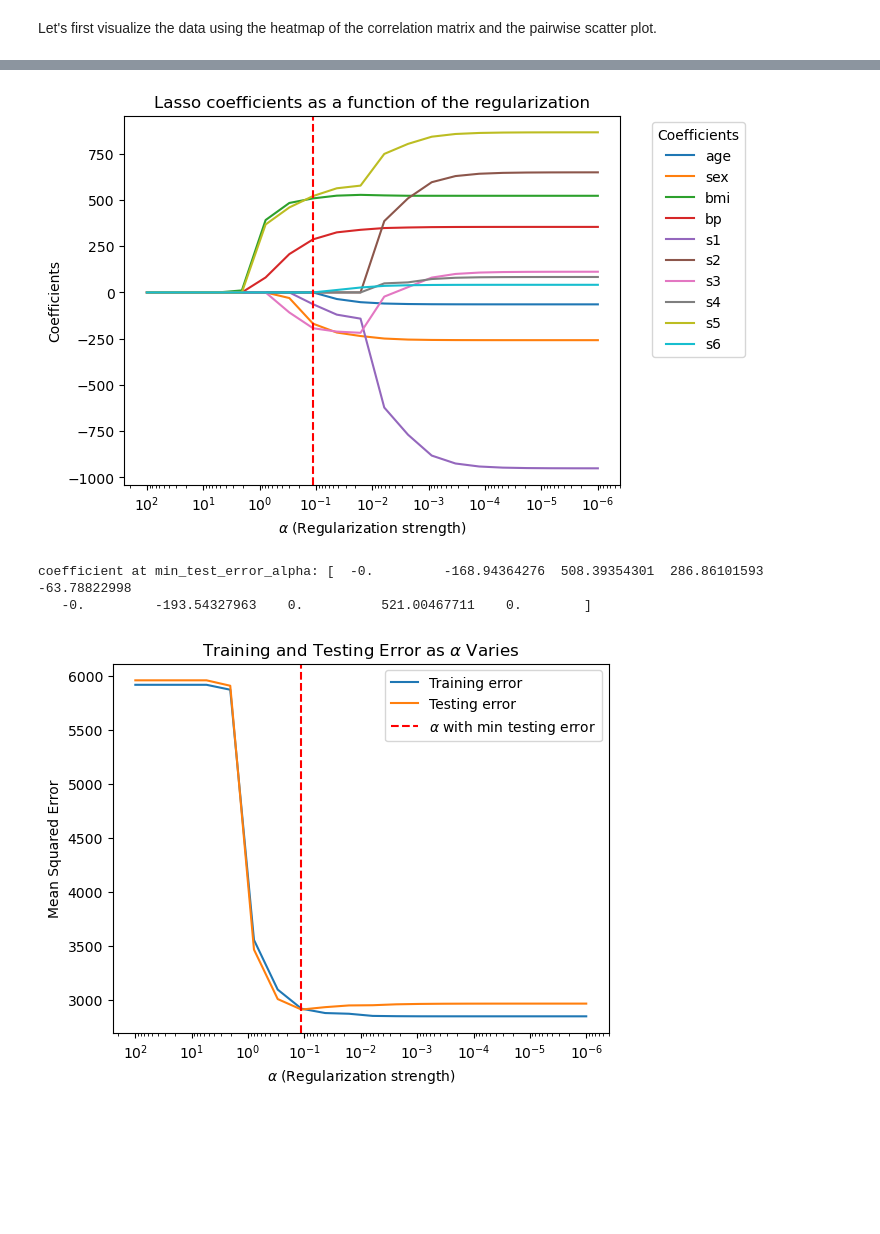
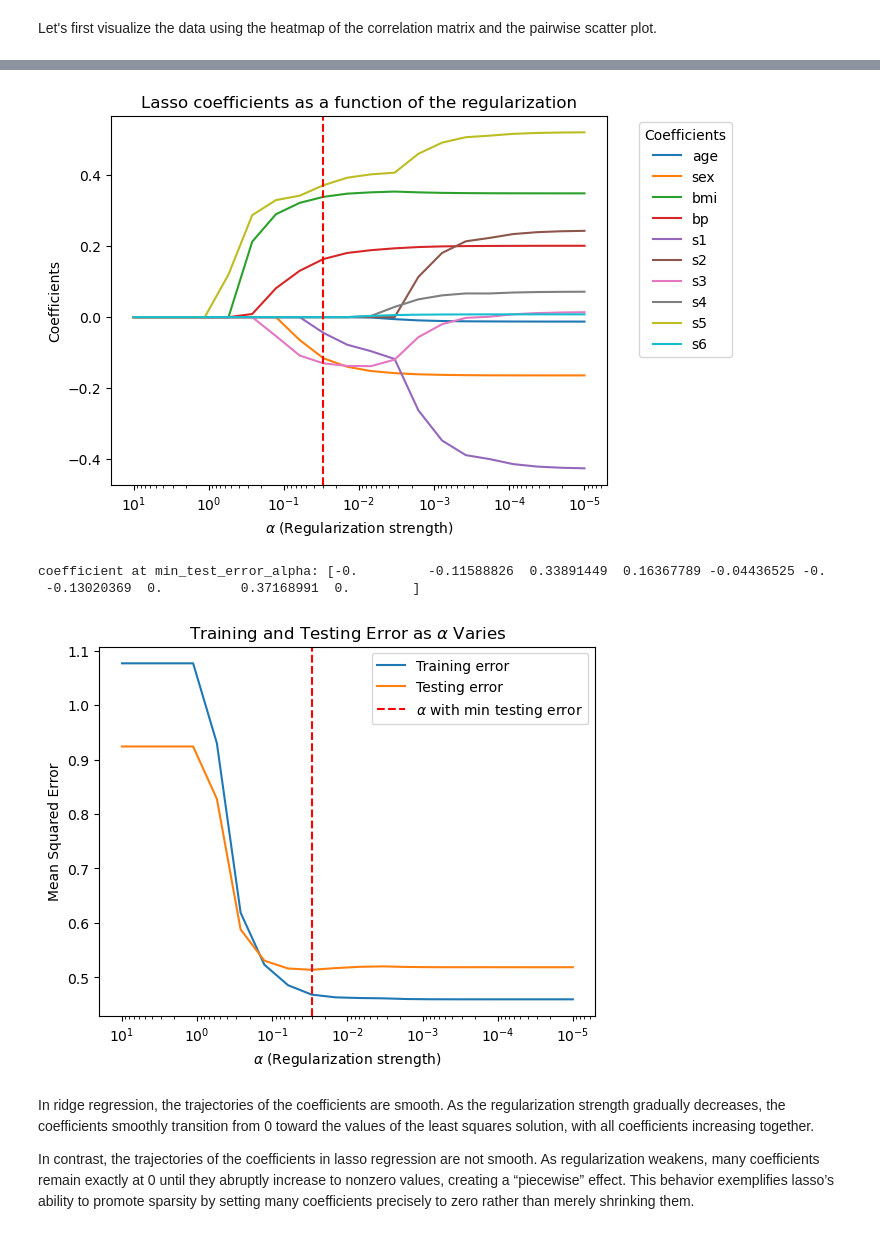
Before and after one commit to Rayzhangzirui/math10fa24, a Jupyter notebook: _sources/notes/regularization.ipynb, the cells around one changed output, grey strips where cells are left out. Drawn from its saved outputs; the diff is of its cells as text; code cells hidden in the pictures; blank space fills up the shorter version.

```diff
--- a/_sources/notes/regularization.ipynb
+++ b/_sources/notes/regularization.ipynb
@@ -84,15 +124,31 @@ import seaborn as sns
 import matplotlib.pyplot as plt
 import pandas as pd
 from sklearn.datasets import load_diabetes
+from sklearn.preprocessing import StandardScaler
 
 # Load the diabetes dataset as a dataframe
 # X is already standardized
-data = load_diabetes(as_frame=True)
+data = load_diabetes(as_frame=True, scaled=False)
 X = data.data  # Feature data as DataFrame
 y = data.target  # Target data as Series
 
+
 # Combine X and y into a single DataFrame for analysis
 df = pd.concat([X, y.rename('target')], axis=1)
+
+# Standardize the data
+scaler = StandardScaler()
+df = pd.DataFrame(scaler.fit_transform(df), columns=df.columns)
+
+X = df.drop('target', axis=1)
+y = df['target']
+
+
+# Pairwise scatter plot
+# sample 100 data points to make the plot clearer
+sns.pairplot(df, diag_kind='kde')
+plt.suptitle('Pairwise Scatter', size=16)
+plt.show()
 
 # Plotting the correlation matrix
 plt.figure(figsize=(12, 10))
@@ -100,10 +156,4 @@ corr_matrix = df.corr()
 sns.heatmap(corr_matrix, annot=True, fmt=".2f", cmap='coolwarm', cbar=True)
 plt.title('Correlation Matrix')
 plt.show()
-
-# Pairwise scatter plot
-# sample 100 data points to make the plot clearer
-sns.pairplot(df.sample(100), diag_kind='kde')
-plt.suptitle('Pairwise Scatter', size=16)
-plt.show()
 # %% [output]
@@ -210,18 +235,8 @@ This is useful in practice because it can help us select a subset of the feature
 # %%
-from sklearn.model_selection import train_test_split
 from sklearn.linear_model import Lasso
-from sklearn.metrics import mean_squared_error
 
-# Load the diabetes dataset as a dataframe
-data = load_diabetes(as_frame=True)
-X = data.data  # Feature data as DataFrame
-y = data.target  # Target data as Series
-
-# Split the data into training and testing sets
-X_train, X_test, y_train, y_test = train_test_split(X, y, test_size=0.25, random_state=7)
-
-# Range of alpha values for regularization
-alphas = np.logspace(2, -6, 20)
+# Range of alpha values for regularization, from 10^1 to 10^-5
+alphas = np.logspace(1, -5, 20)
 
 # Array to store coefficients
 coefficients = np.zeros((len(alphas), X_train.shape[1]))
@@ -230,14 +245,18 @@ coefficients = np.zeros((len(alphas), X_train.shape[1]))
 train_errors = []
 test_errors = []
 
+
 # Perform Lasso Regression with different values of alpha
 for index, alpha in enumerate(alphas):
+
+    # Fit Lasso Regression
     ridge = Lasso(alpha=alpha)
     ridge.fit(X_train, y_train)
 
     # Calculate training and testing errors
     y_train_pred = ridge.predict(X_train)
     y_test_pred = ridge.predict(X_test)
+
     train_errors.append(mean_squared_error(y_train, y_train_pred))
     test_errors.append(mean_squared_error(y_test, y_test_pred))
 
@@ -249,35 +268,40 @@ min_test_error_alpha = alphas[np.argmin(test_errors)]
 
 # Plotting coefficients as a function of alpha
 plt.figure()
 for i in range(coefficients.shape[1]):
     plt.plot(alphas, coefficients[:, i], label=X.columns[i])
 plt.axvline(min_test_error_alpha, color='red', linestyle='--')
 plt.gca().invert_xaxis()
 plt.xscale('log')
 plt.xlabel(r'$\alpha$ (Regularization strength)')
 plt.ylabel('Coefficients')
 plt.title('Lasso coefficients as a function of the regularization')
 plt.legend(title="Coefficients", bbox_to_anchor=(1.05, 1), loc='upper left')
 plt.show()
 
 best_coef = coefficients[np.argmin(test_errors)]
 print(f'coefficient at min_test_error_alpha: {best_coef}')
 
 # Plotting training and testing error as a function of alpha
 plt.figure()
 plt.plot(alphas, train_errors, label='Training error')
 plt.plot(alphas, test_errors, label='Testing error')
 plt.axvline(min_test_error_alpha, color='red', linestyle='--', label=r'$\alpha$ with min testing error')
 plt.gca().invert_xaxis()
 plt.xscale('log')
 plt.xlabel(r'$\alpha$ (Regularization strength)')
 plt.ylabel('Mean Squared Error')
 plt.title(r'Training and Testing Error as $\alpha$ Varies')
 plt.legend()
 plt.show()
 # %% [output]
-[figure, old version]
+[figure, new version]
-coefficient at min_test_error_alpha: [  -0.         -168.94364276  508.39354301  286.86101593  -63.78822998
-   -0.         -193.54327963    0.          521.00467711    0.        ]
+coefficient at min_test_error_alpha: [-0.         -0.11588826  0.33891449  0.16367789 -0.04436525 -0.
+ -0.13020369  0.          0.37168991  0.        ]
-[figure, old version]
+[figure, new version]
+# %% [markdown]
+
+In ridge regression, the trajectories of the coefficients are smooth. As the regularization strength gradually decreases, the coefficients smoothly transition from 0 toward the values of the least squares solution, with all coefficients increasing together.
+
+In contrast, the trajectories of the coefficients in lasso regression are not smooth. As regularization weakens, many coefficients remain exactly at 0 until they abruptly increase to nonzero values, creating a “piecewise” effect. This behavior exemplifies lasso’s ability to promote sparsity by setting many coefficients precisely to zero rather than merely shrinking them.
 # %% [markdown]
```
Also changed, not shown: parts of 12 cells of this notebook, 15 other files.
